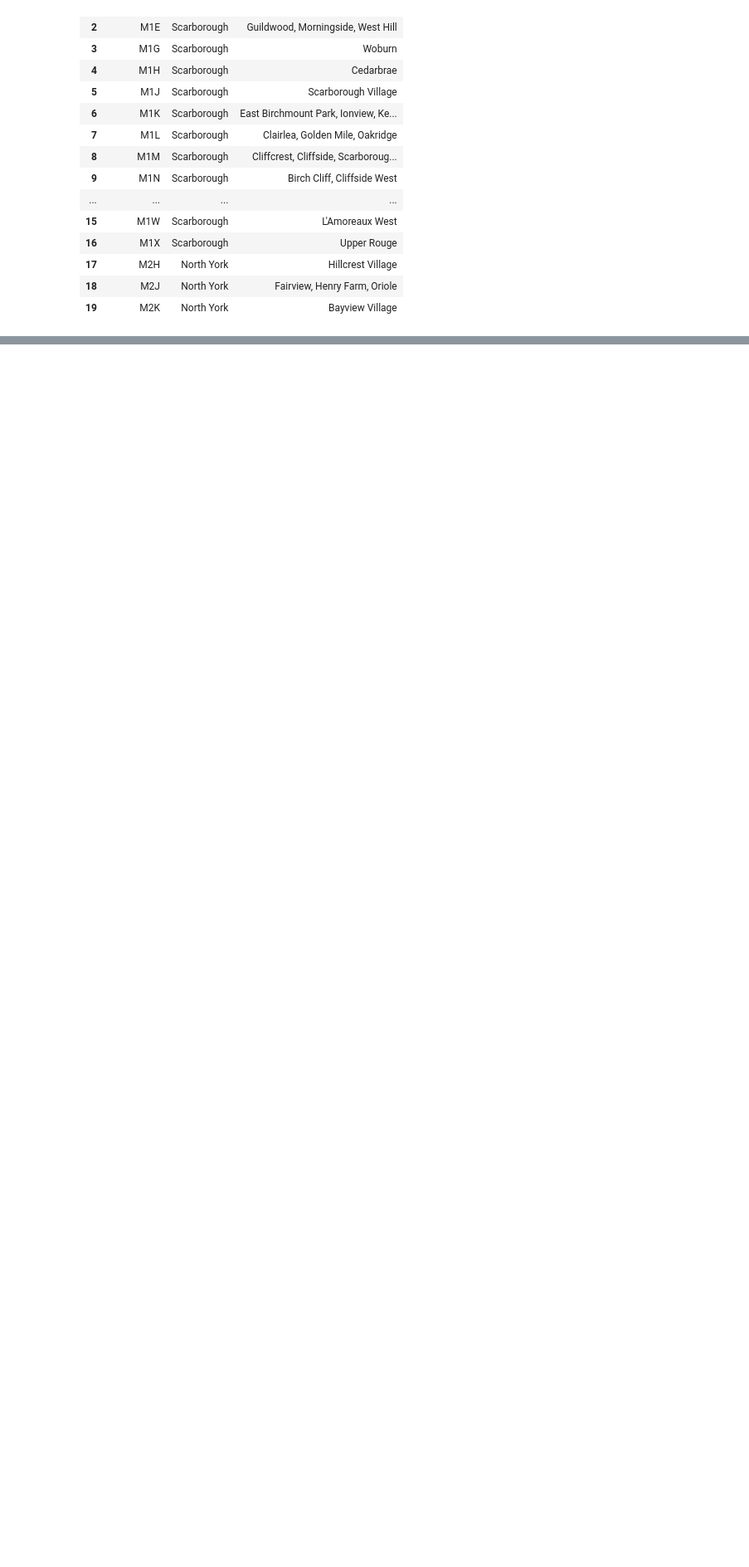
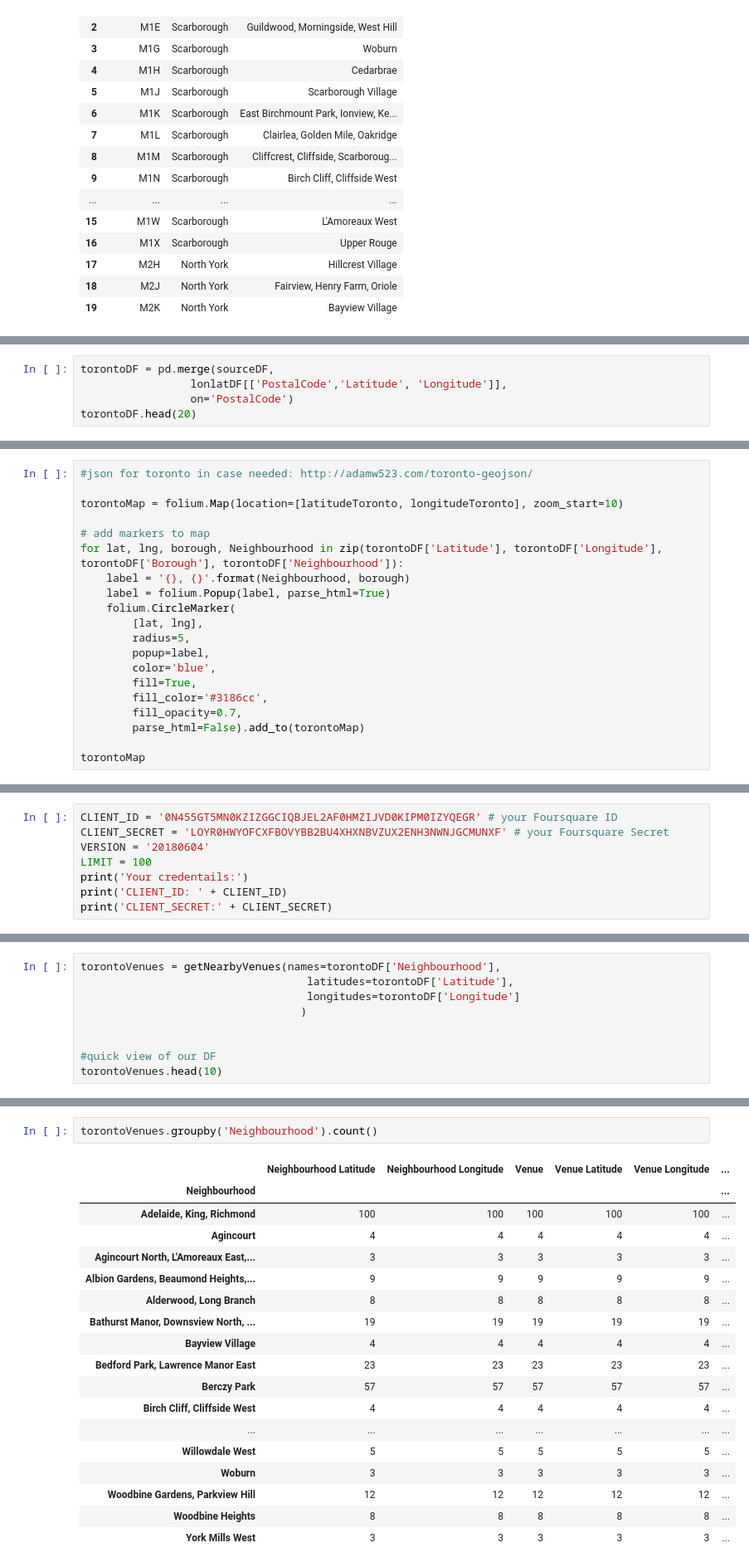
Before and after one commit to EmNoyin/Coursera_Capstone, a Jupyter notebook: Segm & Clust Toronto.ipynb, the cells around one changed output, grey strips where cells are left out. Shown at 83% size. Saved outputs shown, nothing was run; the diff lists cells and outputs as text; blank space fills up the shorter version.

```diff
--- a/Segm & Clust Toronto.ipynb
+++ b/Segm & Clust Toronto.ipynb
@@ -152,0 +118,5 @@ M9W
+# %%
+torontoDF = pd.merge(sourceDF,
+                 lonlatDF[['PostalCode','Latitude', 'Longitude']],
+                 on='PostalCode')
+torontoDF.head(20)
@@ -152,0 +196,20 @@ M9W
+# %%
+#json for toronto in case needed: http://adamw523.com/toronto-geojson/
+
+torontoMap = folium.Map(location=[latitudeToronto, longitudeToronto], zoom_start=10)
+
+# add markers to map
+for lat, lng, borough, Neighbourhood in zip(torontoDF['Latitude'], torontoDF['Longitude'], torontoDF['Borough'], torontoDF['Neighbourhood']):
+    label = '{}, {}'.format(Neighbourhood, borough)
+    label = folium.Popup(label, parse_html=True)
+    folium.CircleMarker(
+        [lat, lng],
+        radius=5,
+        popup=label,
+        color='blue',
+        fill=True,
+        fill_color='#3186cc',
+        fill_opacity=0.7,
+        parse_html=False).add_to(torontoMap)
+
+torontoMap
@@ -152,0 +218,8 @@ M9W
+# %%
+CLIENT_ID = '0N455GT5MN0KZIZGGCIQBJEL2AF0HMZIJVD0KIPM0IZYQEGR' # your Foursquare ID
+CLIENT_SECRET = 'LOYR0HWYOFCXFBOVYBB2BU4XHXNBVZUX2ENH3NWNJGCMUNXF' # your Foursquare Secret
+VERSION = '20180604'
+LIMIT = 100
+print('Your credentails:')
+print('CLIENT_ID: ' + CLIENT_ID)
+print('CLIENT_SECRET:' + CLIENT_SECRET)
@@ -152,0 +273,9 @@ M9W
+# %%
+torontoVenues = getNearbyVenues(names=torontoDF['Neighbourhood'],
+                                   latitudes=torontoDF['Latitude'],
+                                   longitudes=torontoDF['Longitude']
+                                  )
+
+
+#quick view of our DF
+torontoVenues.head(10)
@@ -152,0 +311,21 @@ M9W
+# %%
+torontoVenues.groupby('Neighbourhood').count()
+# %% [output]
+|  | Neighbourhood Latitude | Neighbourhood Longitude | Venue | Venue Latitude | Venue Longitude | ... |
+| Neighbourhood |  |  |  |  |  | ... |
+| Adelaide, King, Richmond | 100 | 100 | 100 | 100 | 100 | ... |
+| Agincourt | 4 | 4 | 4 | 4 | 4 | ... |
+| Agincourt North, L'Amoreaux East,... | 3 | 3 | 3 | 3 | 3 | ... |
+| Albion Gardens, Beaumond Heights,... | 9 | 9 | 9 | 9 | 9 | ... |
+| Alderwood, Long Branch | 8 | 8 | 8 | 8 | 8 | ... |
+| Bathurst Manor, Downsview North, ... | 19 | 19 | 19 | 19 | 19 | ... |
+| Bayview Village | 4 | 4 | 4 | 4 | 4 | ... |
+| Bedford Park, Lawrence Manor East | 23 | 23 | 23 | 23 | 23 | ... |
+| Berczy Park | 57 | 57 | 57 | 57 | 57 | ... |
+| Birch Cliff, Cliffside West | 4 | 4 | 4 | 4 | 4 | ... |
+| ... | ... | ... | ... | ... | ... | ... |
+| Willowdale West | 5 | 5 | 5 | 5 | 5 | ... |
+| Woburn | 3 | 3 | 3 | 3 | 3 | ... |
+| Woodbine Gardens, Parkview Hill | 12 | 12 | 12 | 12 | 12 | ... |
+| Woodbine Heights | 8 | 8 | 8 | 8 | 8 | ... |
+| York Mills West | 3 | 3 | 3 | 3 | 3 | ... |
```
Also changed, not shown: parts of 40 cells of this notebook.
